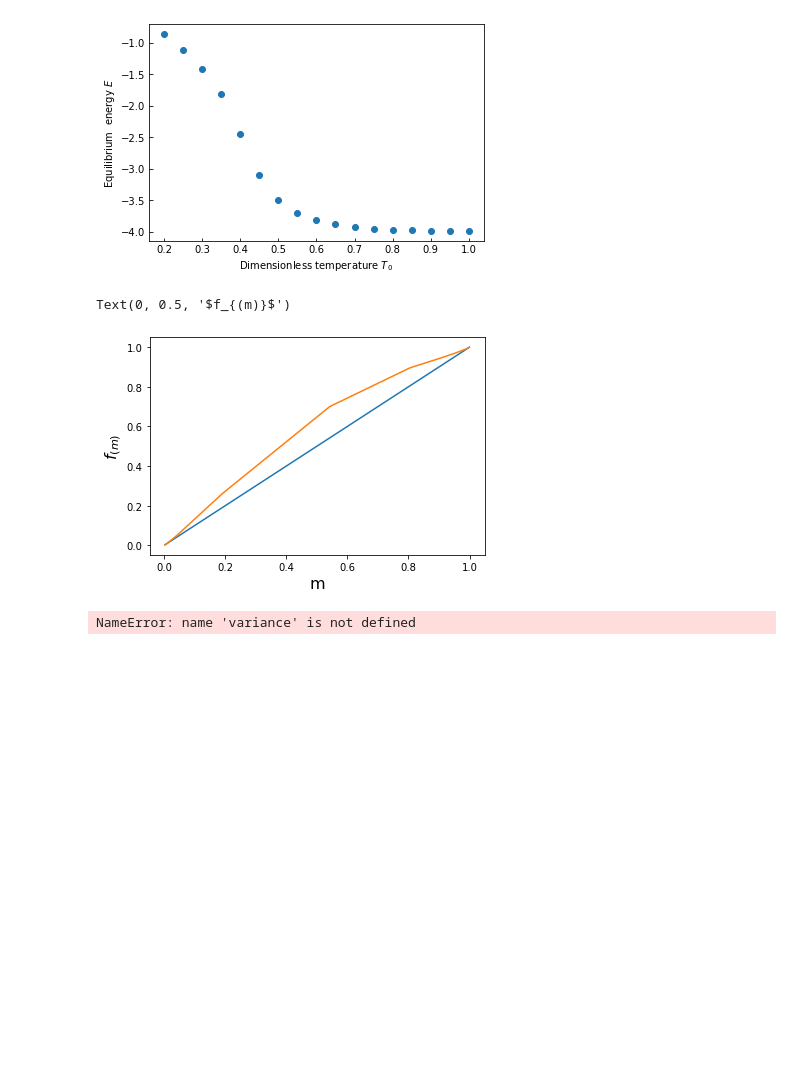
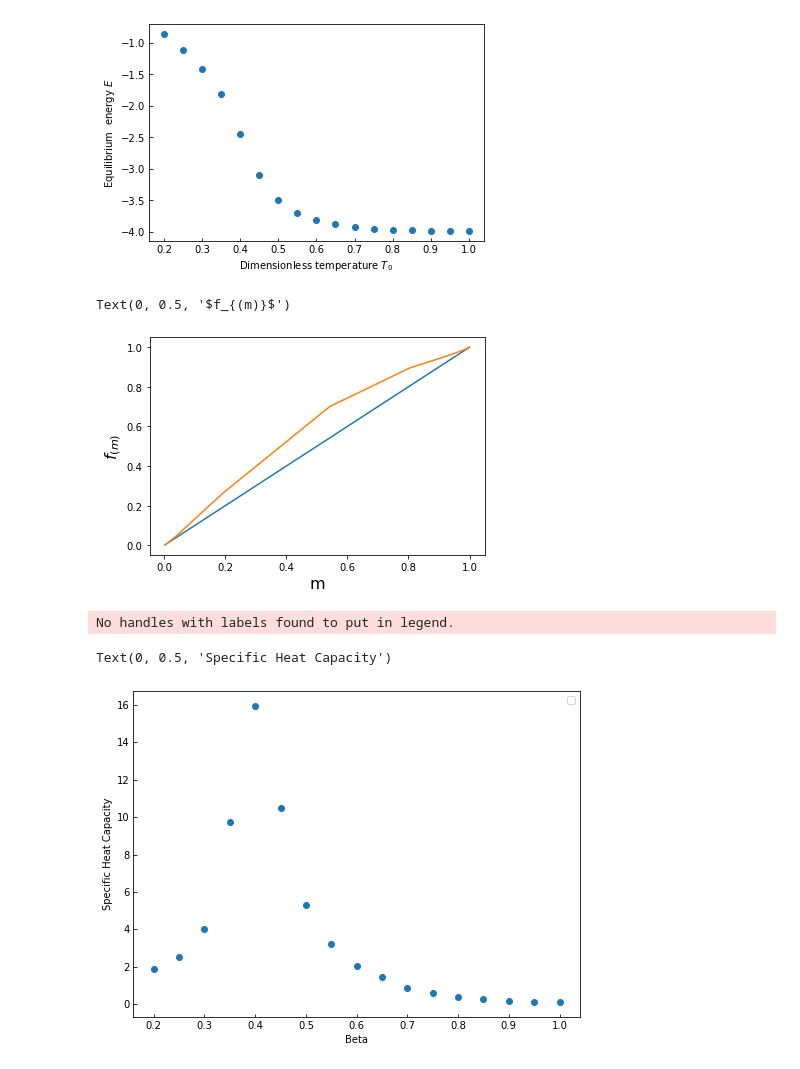
Before and after one commit to thomasbourke1/ising-model, a Jupyter notebook: task1.ipynb, the cells around one changed output. Drawn from its saved outputs; the diff is of its cells as text; code cells hidden in the pictures; blank space fills up the shorter version.

```diff
--- a/task1.ipynb
+++ b/task1.ipynb
@@ -119,7 +119,7 @@ def plotter(depVar, col, sweepRange, plot=False, task4=False):
         if task4:
             # calulates variance in dependant variable
             depVar_variance = np.mean(value_squares) - eqDepVar**2
-            variance.append(depnVar_variance)
+            variance.append(depVar_variance)
 
 
 
@@ -205,19 +205,34 @@ Text(0, 0.5, '$f_{(m)}$')
 # %%
 # task 5, calculate specific heat capacity c
 
 k_b = 1.381e-23
 
 def heat_capacity(betas, energy):
 
     c = []
     gridSize = 40
     N = gridSize**2
     for i in range(len(betas)):
-        temp_c = betas[i] * N * energy
+        temp_c = betas[i] * N * energy[i]
         c.append(temp_c)
 
     return c
+
+
+betas, energy = plotter("heat capacity", 3, 50, task4=True)
+
+c = heat_capacity(betas, energy)
+
+
+plt.figure(figsize=(8, 6))  # Width: 8 inches, Height: 6 inches
+plt.plot(betas, c, marker='o', linestyle="")
+plt.legend()
+# Set tick parameters inwards
+plt.tick_params(axis='both', direction='in')
+plt.xlabel('Beta')
+
+plt.ylabel("Specific Heat Capacity")
+# %% [output]
+No handles with labels found to put in legend.
+Text(0, 0.5, 'Specific Heat Capacity')
+[figure, added]
-# %%
-betas, energy = plotter("heat capacity", 3, 50, task4=True)
-# %% [output]
-NameError: name 'variance' is not defined
```
